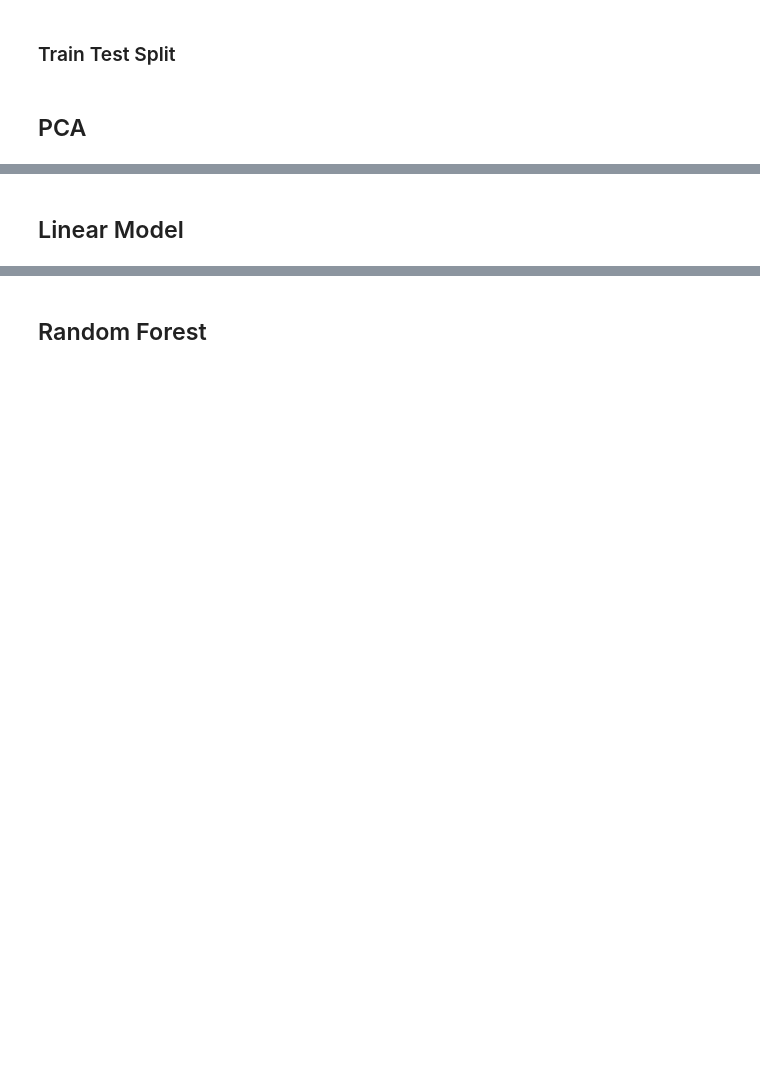
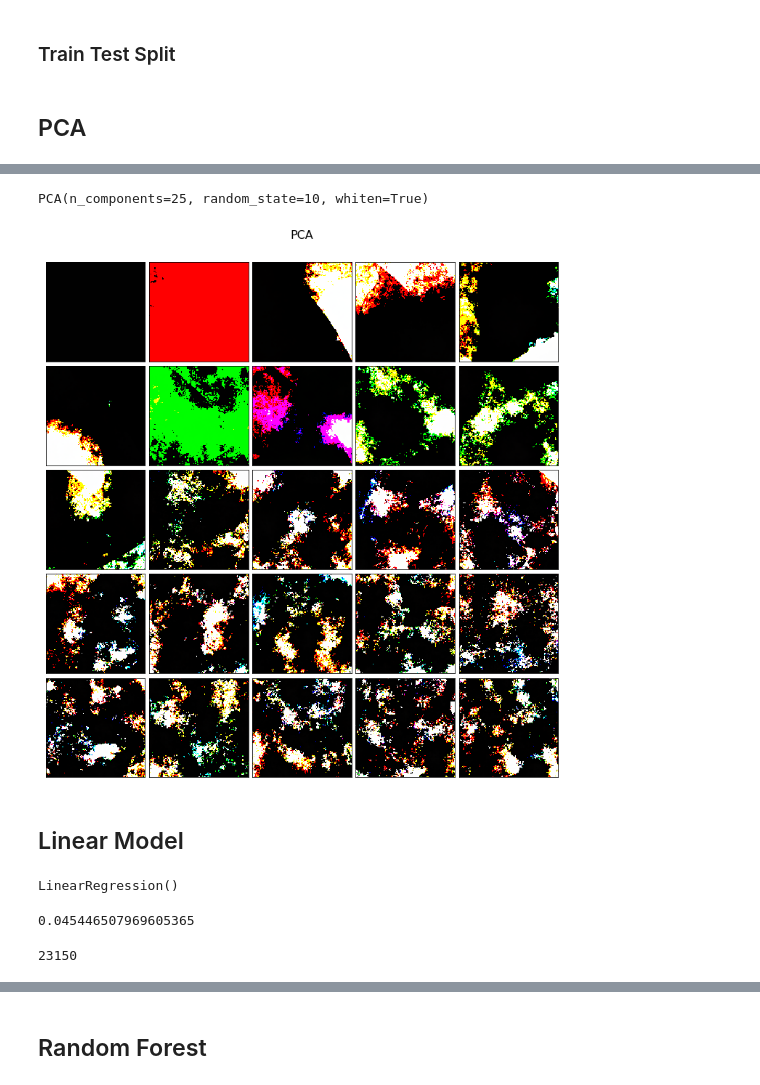
Before and after one commit to ccepelak/ML-SS22, a Jupyter notebook: MasterCode.ipynb, the cells around one changed output, grey strips where cells are left out. Drawn from its saved outputs; the diff is of its cells as text; code cells hidden in the pictures; blank space fills up the shorter version.

```diff
--- a/MasterCode.ipynb
+++ b/MasterCode.ipynb
@@ -75,17 +69,17 @@ tf.config.list_logical_devices('GPU')
 # %%
 # Function to resize the data and flatten images if necessary
-def transform(dataset):
+def transform(dataset, size = (256, 256)):
     new_list = []
     for i in range(len(dataset)):
         #resize the image
-        temp2 = resize(dataset[i], (256, 256), Image.NEAREST)
+        temp2 = resize(dataset[i], size, Image.NEAREST)
 
         #flatten it
         new_list.append(temp2.flatten())
 
     return new_list
 # %%
-def imagePreProcess(pathLink, outcomeLink, n_samples = 100, n_comps_filter = 30):
+def imagePreProcess(pathLink, outcomeLink, n_samples = 100, n_comps_filter = 30, size = (256,256)):
     """
     func: Filteres and preprocesses the images for one country
 
@@ -111,7 +105,7 @@ def imagePreProcess(pathLink, outcomeLink, n_samples = 100, n_comps_filter = 30)
     img_arrays = [np.array(Image.open(file_name)) for file_name in raw_images_links]
 
     #transform images
-    img_transform = transform(img_arrays)
+    img_transform = transform(img_arrays, size)
 
     print("Filtering Images")
 
@@ -176,16 +170,16 @@ def imagePreProcess(pathLink, outcomeLink, n_samples = 100, n_comps_filter = 30)
     return X_country, Y_country
 # %%
 X_mala, Y_mala =  imagePreProcess("image_data/malawi_archive/images/*",
-                                  "outcome_data/mlw_gdf.shp")
+                                  "outcome_data/mlw_gdf.shp", size = (128, 128))
 
 X_mali, Y_mali = imagePreProcess("image_data/Mali_archive/images/*",
-                                "outcome_data/mli_gdf.shp")
+                                "outcome_data/mli_gdf.shp", size = (128, 128))
 
 X_ni, Y_ni = imagePreProcess("image_data/nigeria_archive/images/*",
-                                "outcome_data/ngr_gdf.shp")
+                                "outcome_data/ngr_gdf.shp", size = (128, 128))
 
 X_eth, Y_eth = imagePreProcess("image_data/ethiopia_archive/images/ethiopia_Images/*",
-                                "outcome_data/eth_gdf.shp")
+                                "outcome_data/eth_gdf.shp", size = (128, 128))
 # %% [output]
 Opening files from image_data/malawi_archive/images/*
 Filtering Images
@@ -250,6 +280,8 @@ pca = PCA(n_components = n_comp, whiten=True, copy=True, random_state= 10)
 
 #fit with random sample of _ observations
 pca.fit(rd.sample(X_train,10000))
+# %% [output]
+PCA(n_components=25, random_state=10, whiten=True)
 # %%
 ## batchwise transformation of the
 
@@ -286,17 +318,25 @@ def plot_gallery(title, images, n_col, n_row, cmap_p=plt.cm.gray):
     plt.subplots_adjust(0.01, 0.05, 0.99, 0.93, 0.04, 0.)
     return plt.show()
 # %%
-eigenimages = pca.components_.reshape(n_comp,256,256,4).copy()
+eigenimages = pca.components_.reshape(n_comp,128,128,4).copy()
 plot_gallery("PCA", eigenimages[:,:,:,:3], n_col=5, n_row=5, cmap_p = plt.cm.viridis)
+# %% [output]
+[figure, added]
 # %% [markdown]
 ## Linear Model
 # %%
 lin_model = LinearRegression()
 lin_model.fit(X_train_pca, y_train)
+# %% [output]
+LinearRegression()
 # %%
 lin_model.score(X_train_pca, y_train)
+# %% [output]
+0.045446507969605365
 # %%
 len(np.unique(X_train_pca))
+# %% [output]
+23150
 # %%
 plt.hist((y_train))
 plt.show()
```
Also changed, not shown: parts of 27 cells of this notebook.
